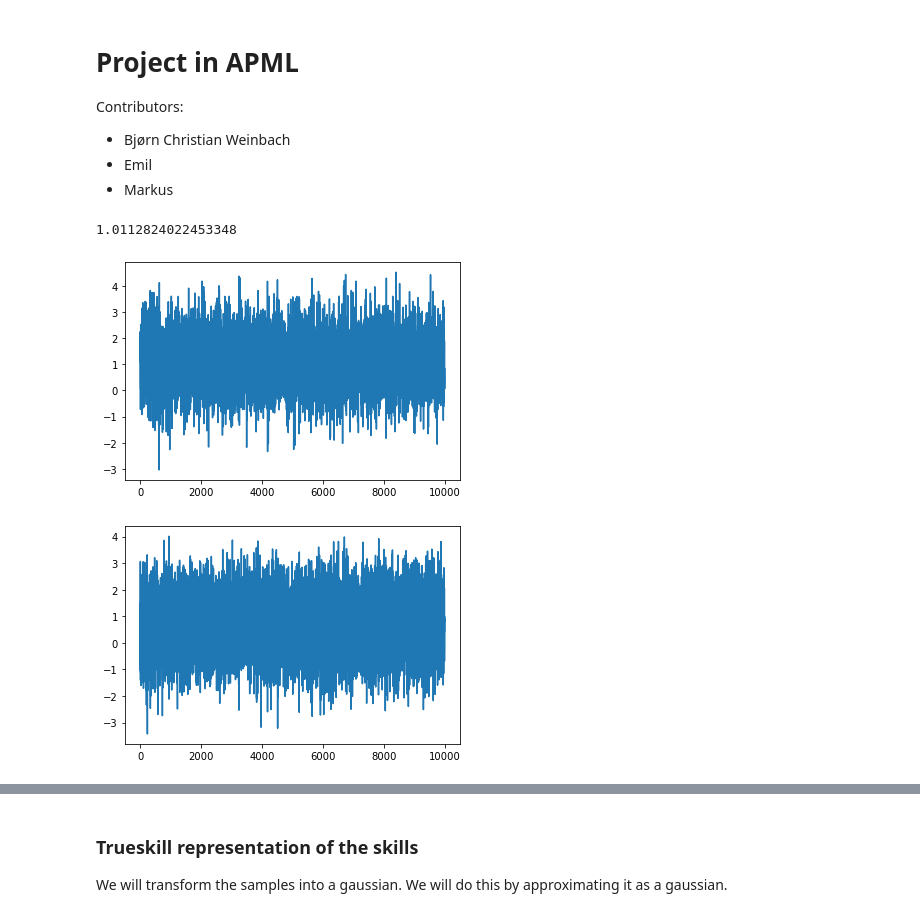
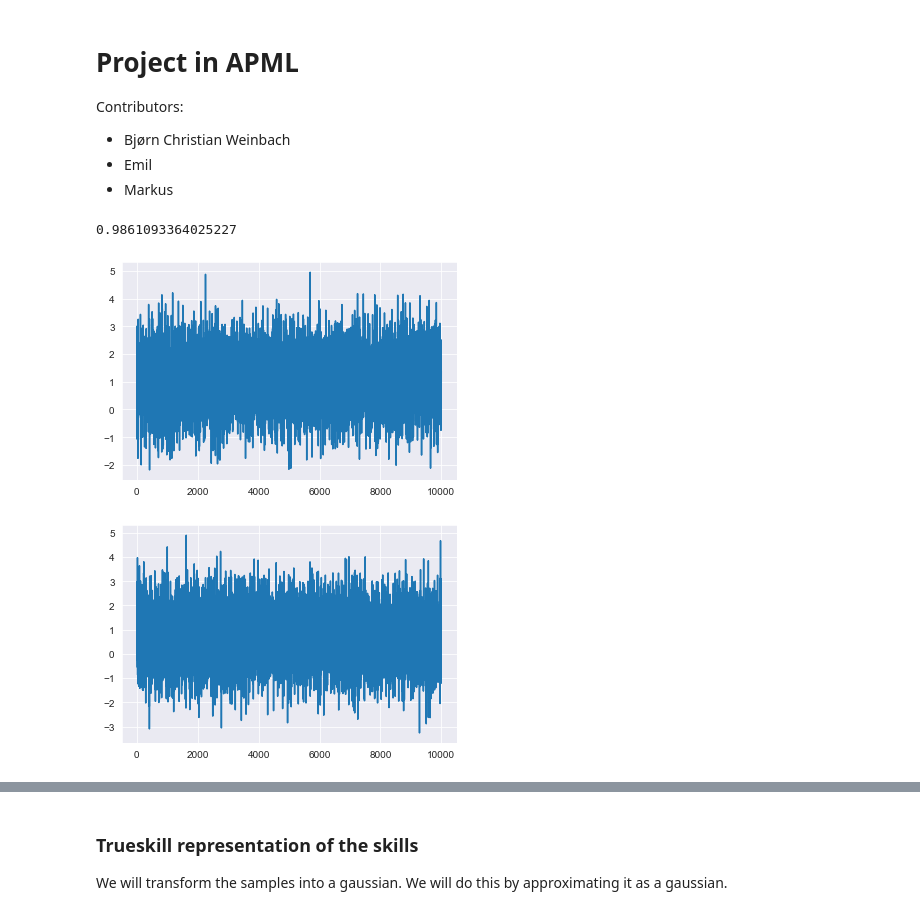
Before and after one commit to bcwein/1RT705APML-Project, a Jupyter notebook: project.ipynb, the cells around one changed output, grey strips where cells are left out. Saved outputs shown, nothing was run; the diff lists cells and outputs as text; code cells hidden in the pictures.

```diff
--- a/project.ipynb
+++ b/project.ipynb
@@ -29,8 +29,12 @@ import numpy as np
 import scipy.stats
 import matplotlib.pyplot
 import seaborn as sns
+sns.set_style('darkgrid')
 import pandas as pd
 import matplotlib.pyplot as plt
+
+# Savefigures
+save = False
 
 def gibbsSampler(L, mu_s, sigma_s, burn=0):
     L = L
@@ -85,16 +89,18 @@ experiment = pd.DataFrame(
 )
 # %%
 plt.plot(s1)
-plt.savefig("s1traceplotwithoutburnin.png")
+if(save):
+    plt.savefig("s1traceplotwithoutburnin.png")
 np.mean(s1)
 # %% [output]
-1.0112824022453348
+0.9861093364025227
-[figure, old version]
+[figure, new version]
 # %%
 plt.plot(s2)
-plt.savefig("s2traceplotwithoutburnin.png")
+if(save):
+    plt.savefig("s2traceplotwithoutburnin.png")
 # %% [output]
-[figure, old version]
+[figure, new version]
 # %%
 plt.figure(figsize=(15, 15))
 sns.set_style("darkgrid")
```
Also changed, not shown: parts of 26 cells of this notebook.
